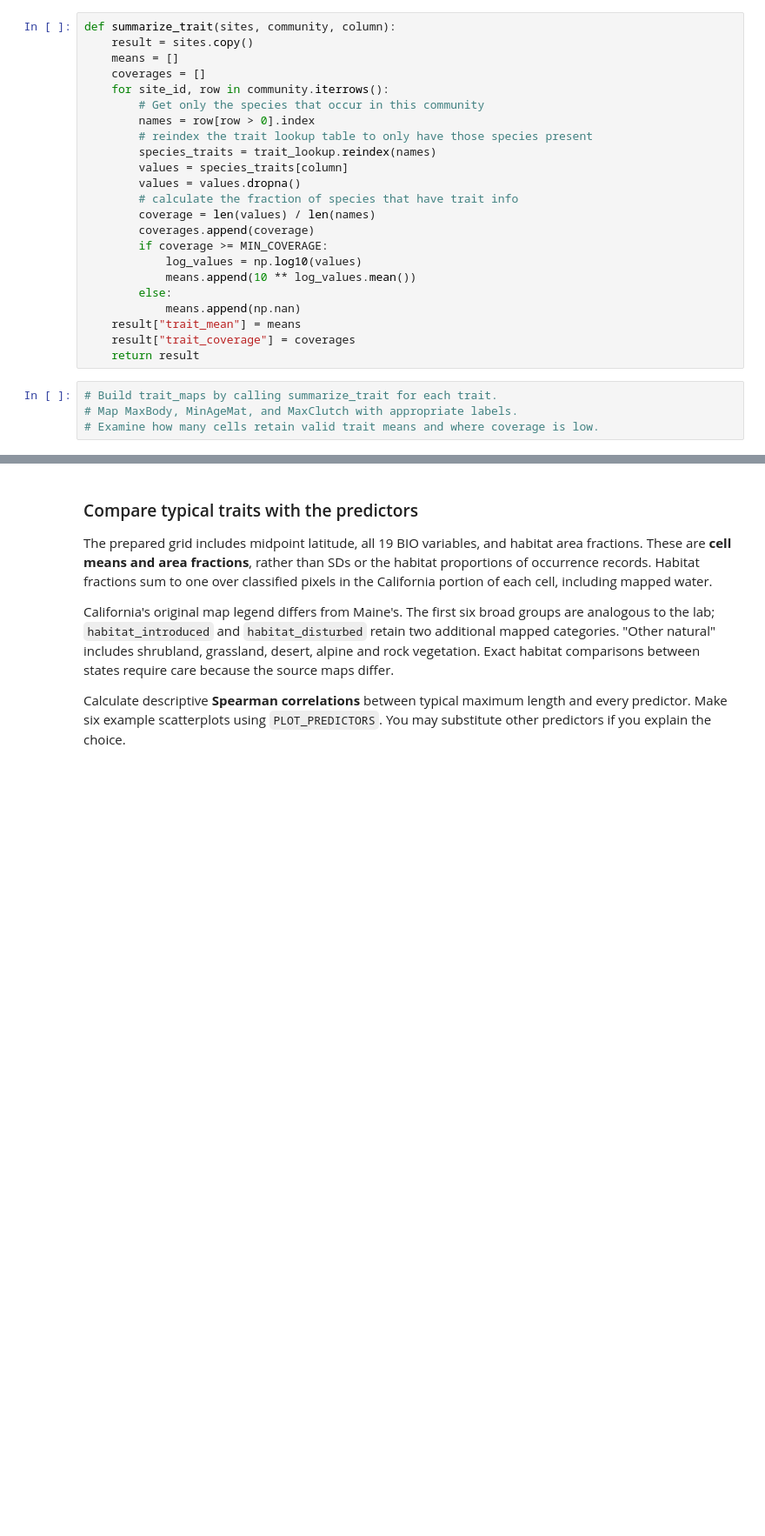
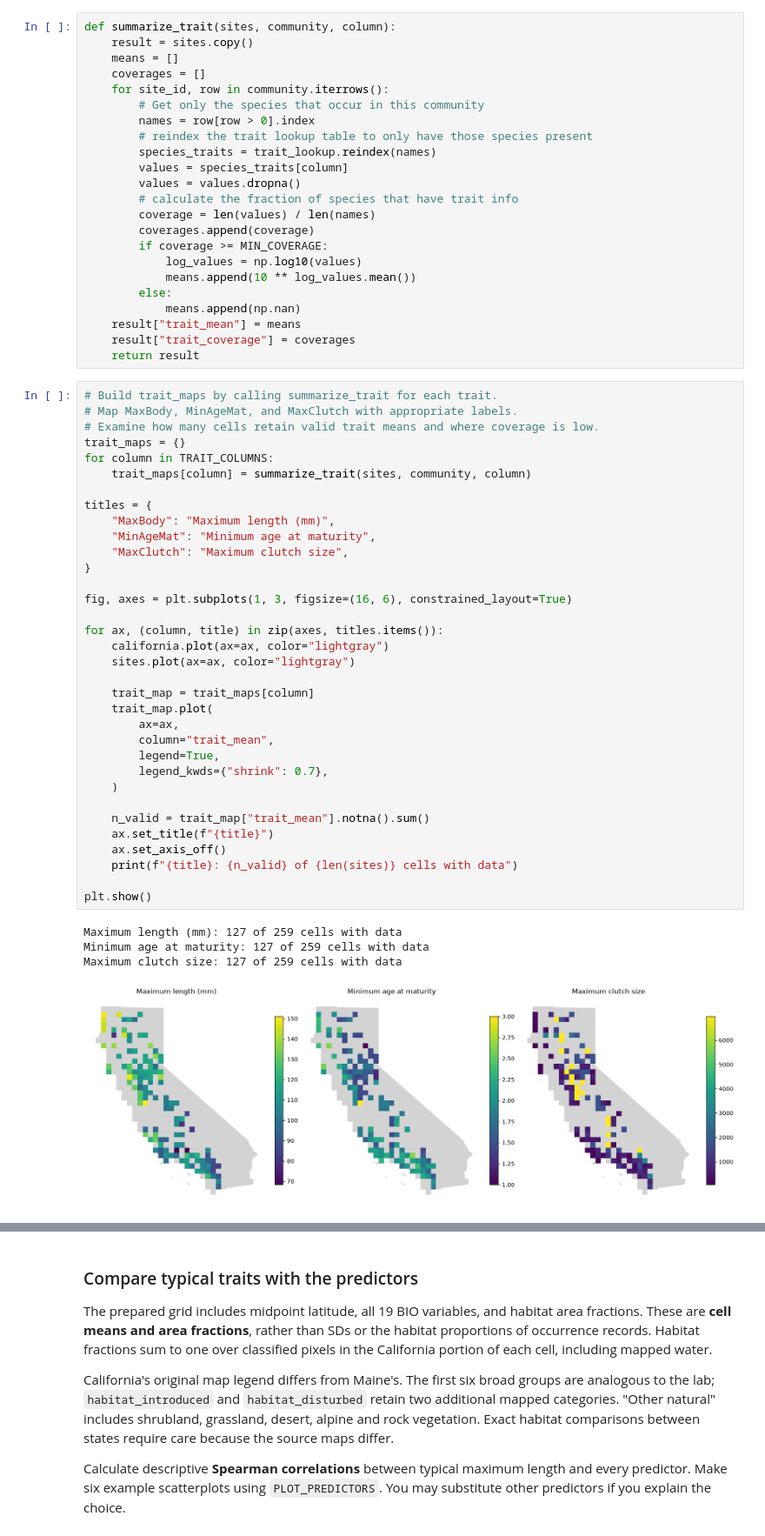
Before and after one commit to Gyrosigma/BIO597-SpatialBiodiversity, a Jupyter notebook: docs/assignments/Assignment-12-SpatialTraitVariation.ipynb, the cells around one changed output, grey strips where cells are left out. Shown at 87% size. Saved outputs shown, nothing was run; the diff lists cells and outputs as text; blank space fills up the shorter version.

```diff
--- a/docs/assignments/Assignment-12-SpatialTraitVariation.ipynb
+++ b/docs/assignments/Assignment-12-SpatialTraitVariation.ipynb
@@ -257,7 +257,42 @@ def summarize_trait(sites, community, column):
 # %%
 # Build trait_maps by calling summarize_trait for each trait.
 # Map MaxBody, MinAgeMat, and MaxClutch with appropriate labels.
 # Examine how many cells retain valid trait means and where coverage is low.
+trait_maps = {}
+for column in TRAIT_COLUMNS:
+    trait_maps[column] = summarize_trait(sites, community, column)
+
+titles = {
+    "MaxBody": "Maximum length (mm)",
+    "MinAgeMat": "Minimum age at maturity",
+    "MaxClutch": "Maximum clutch size",
+}
+
+fig, axes = plt.subplots(1, 3, figsize=(16, 6), constrained_layout=True)
+
+for ax, (column, title) in zip(axes, titles.items()):
+    california.plot(ax=ax, color="lightgray")
+    sites.plot(ax=ax, color="lightgray")
+
+    trait_map = trait_maps[column]
+    trait_map.plot(
+        ax=ax,
+        column="trait_mean",
+        legend=True,
+        legend_kwds={"shrink": 0.7},
+    )
+
+    n_valid = trait_map["trait_mean"].notna().sum()
+    ax.set_title(f"{title}")
+    ax.set_axis_off()
+    print(f"{title}: {n_valid} of {len(sites)} cells with data")
+
+plt.show()
+# %% [output]
+Maximum length (mm): 127 of 259 cells with data
+Minimum age at maturity: 127 of 259 cells with data
+Maximum clutch size: 127 of 259 cells with data
+[figure, added]
 # %% [markdown]
 **Interpretation 3:** Where do typical community traits differ? Could missing
 traits or differences in sampling help explain those patterns? Describe what
```
Also changed, not shown: parts of 6 cells of this notebook.
